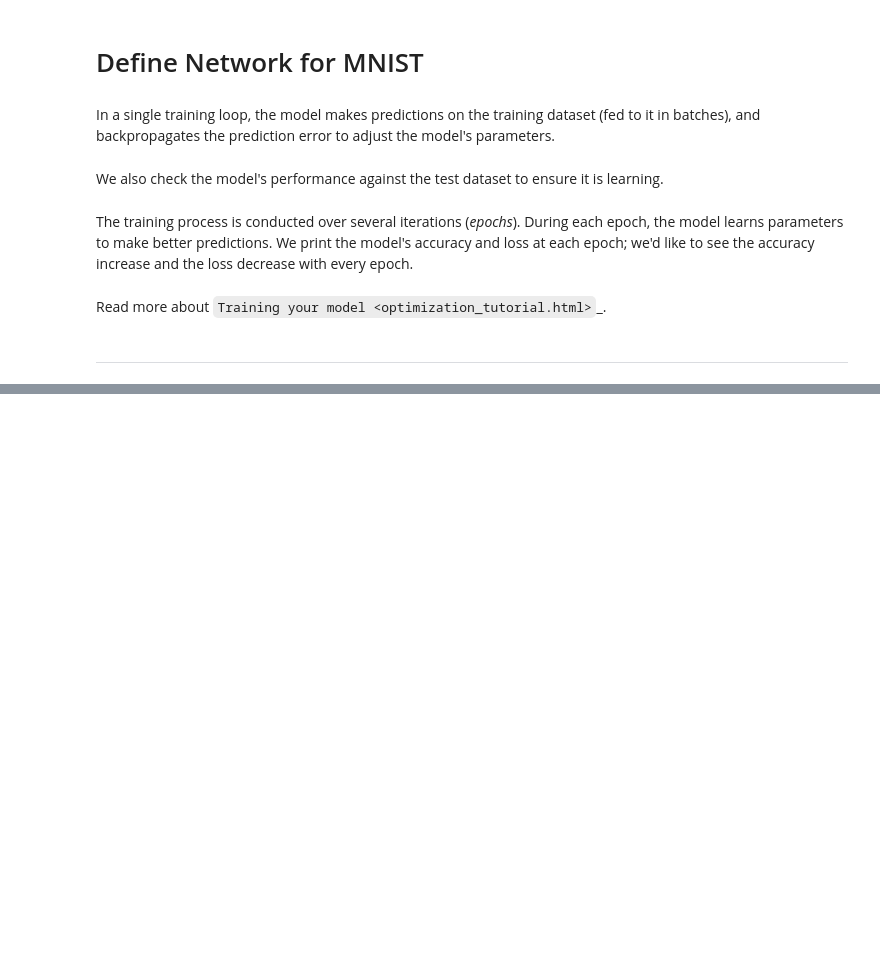
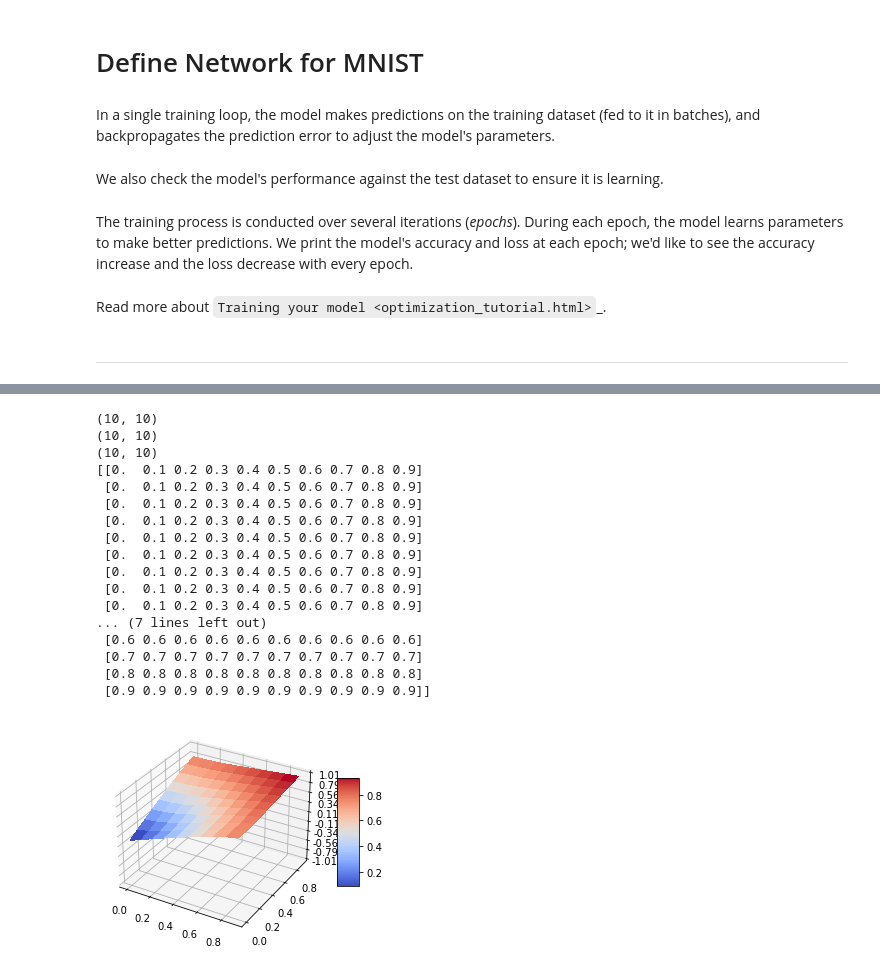
Before and after one commit to CSMMLab/DLRT-Net, a Jupyter notebook: notebooks/DLRA_net.ipynb, the cells around one changed output, grey strips where cells are left out. Drawn from its saved outputs; the diff is of its cells as text; code cells hidden in the pictures; blank space fills up the shorter version.

```diff
--- a/notebooks/DLRA_net.ipynb
+++ b/notebooks/DLRA_net.ipynb
@@ -615,0 +1158,49 @@ print("Saved PyTorch Model State to model.pth")
+# %%
+
+from matplotlib.ticker import LinearLocator
+
+X = np.arange(0, 1, 0.1)
+Y = np.arange(0, 1, 0.1)
+X, Y = np.meshgrid(X, Y)
+print(X.shape)
+print(Y.shape)
+R = np.sqrt(X**2 + Y**2)
+Z = np.sin(R)
+print(Z.shape)
+print(X)
+print(Y)
+# Plot the surface.
+fig, ax = plt.subplots(subplot_kw={"projection": "3d"})
+
+surf = ax.plot_surface(X, Y, Z, cmap=cm.coolwarm,
+                       linewidth=0, antialiased=False)
+
+# Customize the z axis.
+ax.set_zlim(-1.01, 1.01)
+ax.zaxis.set_major_locator(LinearLocator(10))
+# A StrMethodFormatter is used automatically
+ax.zaxis.set_major_formatter('{x:.02f}')
+
+# Add a color bar which maps values to colors.
+fig.colorbar(surf, shrink=0.5, aspect=5)
+
+plt.show()
+# %% [output]
+(10, 10)
+(10, 10)
+(10, 10)
+[[0.  0.1 0.2 0.3 0.4 0.5 0.6 0.7 0.8 0.9]
+ [0.  0.1 0.2 0.3 0.4 0.5 0.6 0.7 0.8 0.9]
+ [0.  0.1 0.2 0.3 0.4 0.5 0.6 0.7 0.8 0.9]
+ [0.  0.1 0.2 0.3 0.4 0.5 0.6 0.7 0.8 0.9]
+ [0.  0.1 0.2 0.3 0.4 0.5 0.6 0.7 0.8 0.9]
+ [0.  0.1 0.2 0.3 0.4 0.5 0.6 0.7 0.8 0.9]
+ [0.  0.1 0.2 0.3 0.4 0.5 0.6 0.7 0.8 0.9]
+ [0.  0.1 0.2 0.3 0.4 0.5 0.6 0.7 0.8 0.9]
+ [0.  0.1 0.2 0.3 0.4 0.5 0.6 0.7 0.8 0.9]
+... (7 lines left out)
+ [0.6 0.6 0.6 0.6 0.6 0.6 0.6 0.6 0.6 0.6]
+ [0.7 0.7 0.7 0.7 0.7 0.7 0.7 0.7 0.7 0.7]
+ [0.8 0.8 0.8 0.8 0.8 0.8 0.8 0.8 0.8 0.8]
+ [0.9 0.9 0.9 0.9 0.9 0.9 0.9 0.9 0.9 0.9]]
+[figure, added]
```
Also changed, not shown: parts of 19 cells of this notebook, 6 other files.
